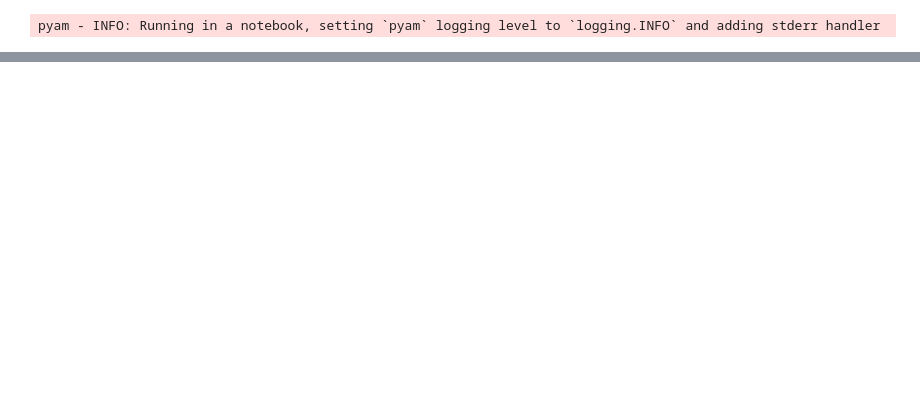
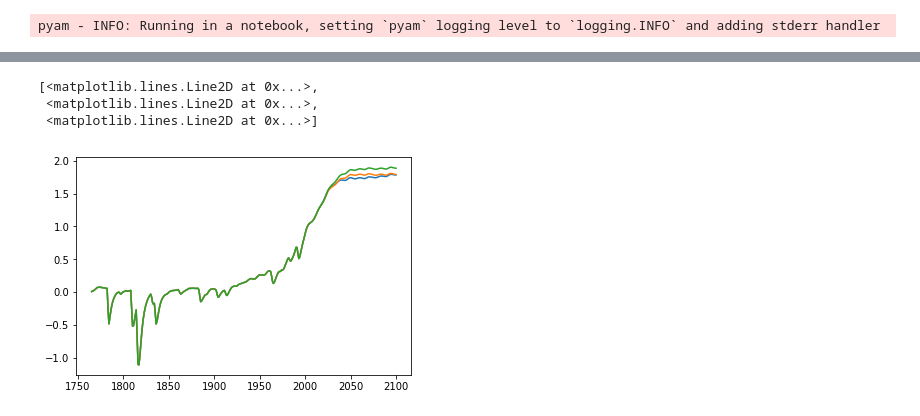
Before and after one commit to openscm/openscm-runner, a Jupyter notebook: notebooks/run-fair.ipynb, the cells around one changed output, grey strips where cells are left out. Drawn from its saved outputs; the diff is of its cells as text; code cells hidden in the pictures; blank space fills up the shorter version.

Commit message:
Make plots in notebook

```diff
--- a/notebooks/run-fair.ipynb
+++ b/notebooks/run-fair.ipynb
@@ -42,7 +42,7 @@ x = run(
             "FAIR": [{}],   # passing an empty list of an empty dict will run with defaults
         },
     scenarios=df_fair,
-    output_variables=('Surface Temperature',)
+    output_variables=('Surface Temperature','Atmospheric Concentrations|CO2')
 )
 # %%
-x.timeseries()
+x = x.timeseries()
@@ -55,0 +61,7 @@ x.timeseries()
+# %%
+pl.plot(np.arange(1765,2101), x.loc[x.index.get_level_values(3)=='Surface Temperature'].T)
+# %% [output]
+[<matplotlib.lines.Line2D at 0x...>,
+ <matplotlib.lines.Line2D at 0x...>,
+ <matplotlib.lines.Line2D at 0x...>]
+[figure, added]
```
Also changed, not shown: parts of 7 cells of this notebook, 1 other file.
